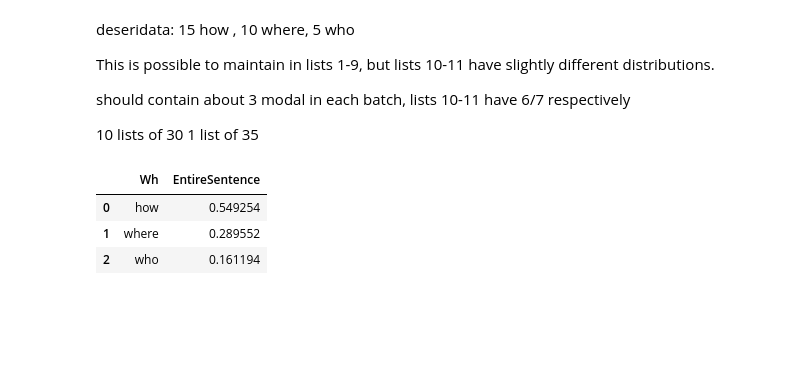
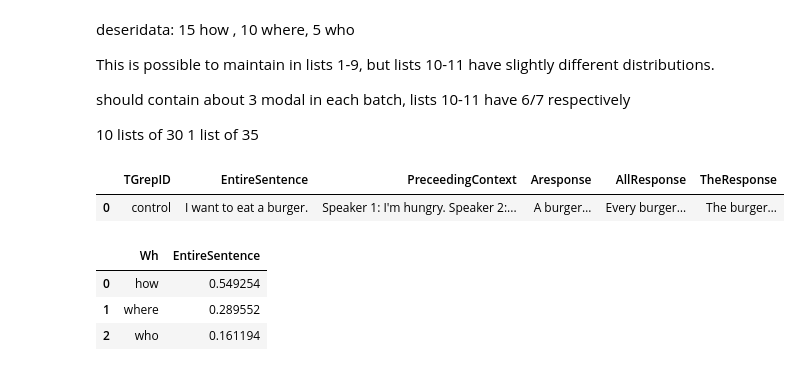
Before and after one commit to mcmoyer11/whquestions-tgrep2, a Jupyter notebook: corpus/analysis/sample_generator.ipynb, the cells around one changed output. Saved outputs shown, nothing was run; the diff lists cells and outputs as text; code cells hidden in the pictures; blank space fills up the shorter version.

Commit message:
fillers and corrections

```diff
--- a/corpus/analysis/sample_generator.ipynb
+++ b/corpus/analysis/sample_generator.ipynb
@@ -326,6 +326,13 @@ should contain about 3 modal in each batch, lists 10-11 have 6/7 respectively
 
 10 lists of 30
 1 list of 35
+# %%
+controls = pd.read_csv("../../experiments/clean_corpus/fillers.csv")
+# %%
+controls.head(1)
+# %% [output]
+|  | TGrepID | EntireSentence | PreceedingContext | Aresponse | AllResponse | TheResponse |
+| 0 | control | I want to eat a burger. | Speaker 1: I'm hungry. Speaker 2:... | A burger… | Every burger… | The burger… |
 # %%
 df_final.pivot_table(index=['Wh'], values="EntireSentence", aggfunc=len).groupby(["Wh"]).EntireSentence.transform(lambda x: x/len(df_final)).reset_index()
 # %% [output]
```
Also changed, not shown: parts of 4 cells of this notebook, 15 other files.
